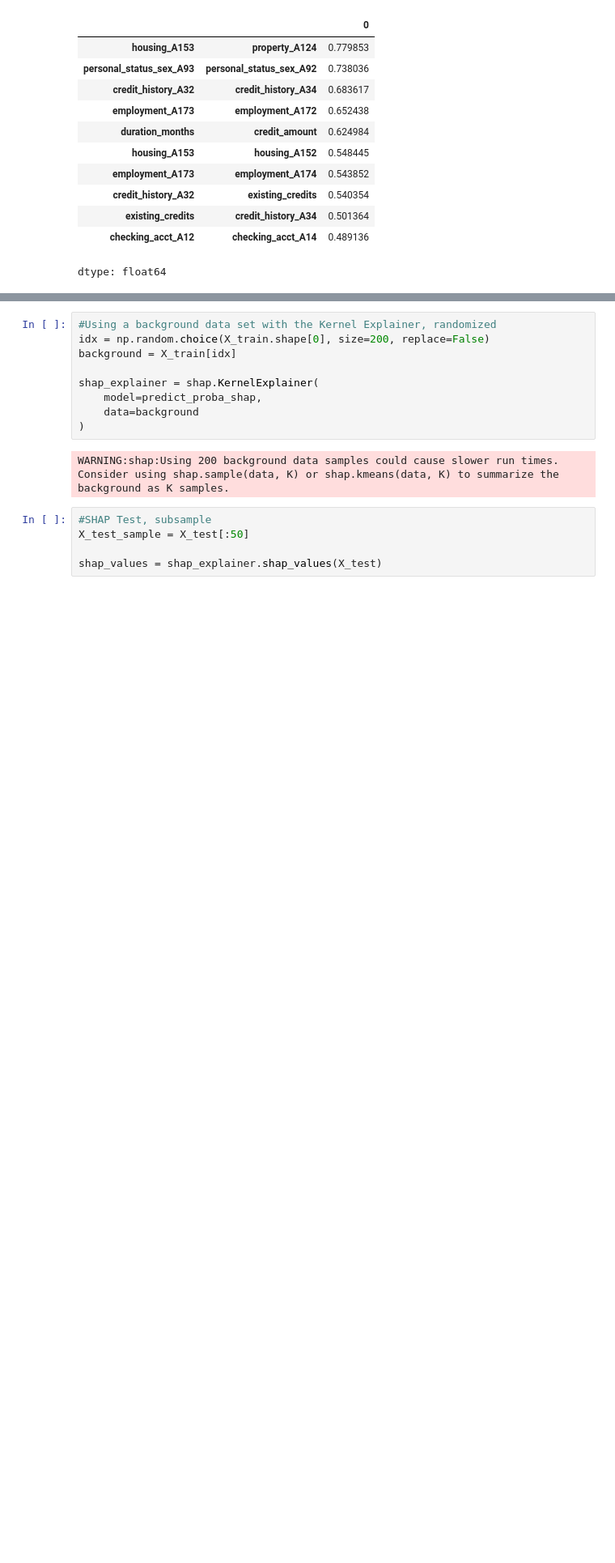
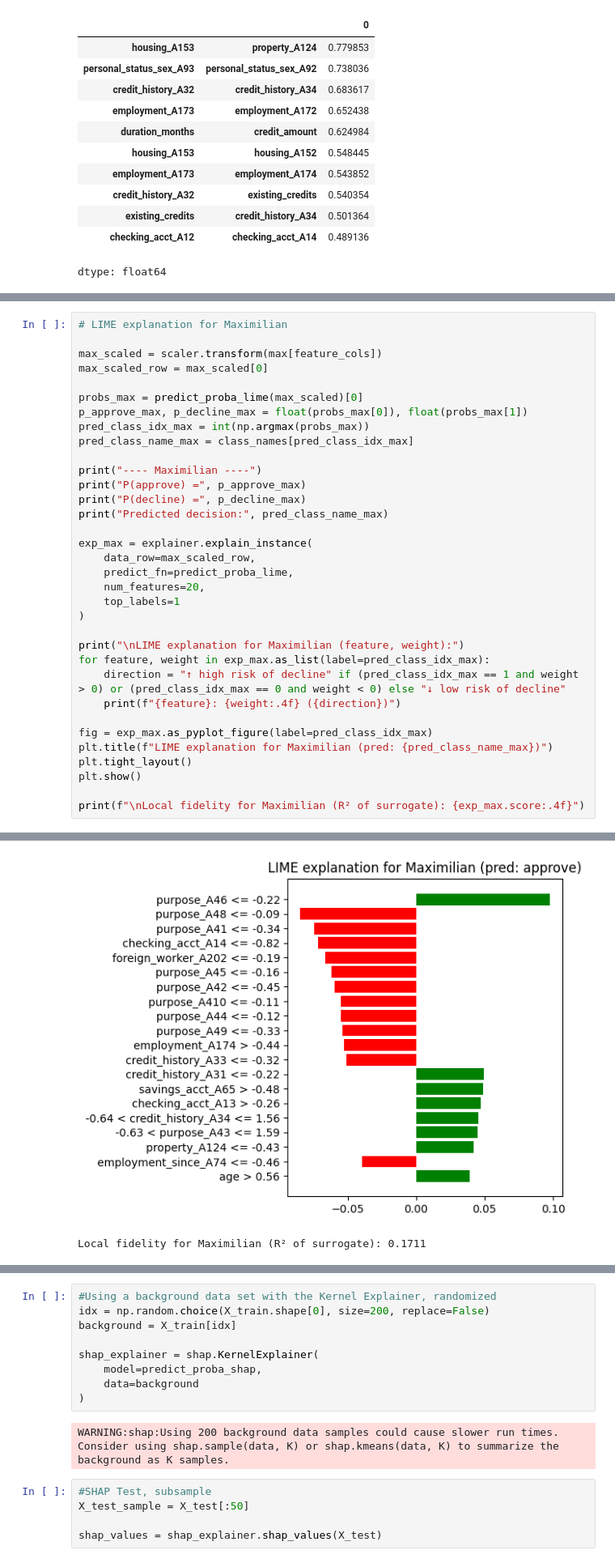
Before and after one commit to hertie-data-science-lab/tutorial-new-grp4, a Jupyter notebook: DEEPL_Tutorial_xAI.ipynb, the cells around one changed output, grey strips where cells are left out. Shown at 81% size. Saved outputs shown, nothing was run; the diff lists cells and outputs as text; blank space fills up the shorter version.

```diff
--- a/DEEPL_Tutorial_xAI.ipynb
+++ b/DEEPL_Tutorial_xAI.ipynb
@@ -656,0 +929,35 @@ def predict_proba_shap(X_array: np.ndarray) -> np.ndarray:
+# %%
+# LIME explanation for Maximilian
+
+max_scaled = scaler.transform(max[feature_cols])
+max_scaled_row = max_scaled[0]
+
+probs_max = predict_proba_lime(max_scaled)[0]
+p_approve_max, p_decline_max = float(probs_max[0]), float(probs_max[1])
+pred_class_idx_max = int(np.argmax(probs_max))
+pred_class_name_max = class_names[pred_class_idx_max]
+
+print("---- Maximilian ----")
+print("P(approve) =", p_approve_max)
+print("P(decline) =", p_decline_max)
+print("Predicted decision:", pred_class_name_max)
+
+exp_max = explainer.explain_instance(
+    data_row=max_scaled_row,
+    predict_fn=predict_proba_lime,
+    num_features=20,
+    top_labels=1
+)
+
+print("\nLIME explanation for Maximilian (feature, weight):")
+for feature, weight in exp_max.as_list(label=pred_class_idx_max):
+    direction = "↑ high risk of decline" if (pred_class_idx_max == 1 and weight > 0) or (pred_class_idx_max == 0 and weight < 0) else "↓ low risk of decline"
+    print(f"{feature}: {weight:.4f} ({direction})")
+
+fig = exp_max.as_pyplot_figure(label=pred_class_idx_max)
+plt.title(f"LIME explanation for Maximilian (pred: {pred_class_name_max})")
+plt.tight_layout()
+plt.show()
+
+print(f"\nLocal fidelity for Maximilian (R² of surrogate): {exp_max.score:.4f}")
+# %% [output]
@@ -656,0 +981,2 @@ def predict_proba_shap(X_array: np.ndarray) -> np.ndarray:
+[figure, added]
+Local fidelity for Maximilian (R² of surrogate): 0.1711
```
Also changed, not shown: parts of 136 cells of this notebook.
